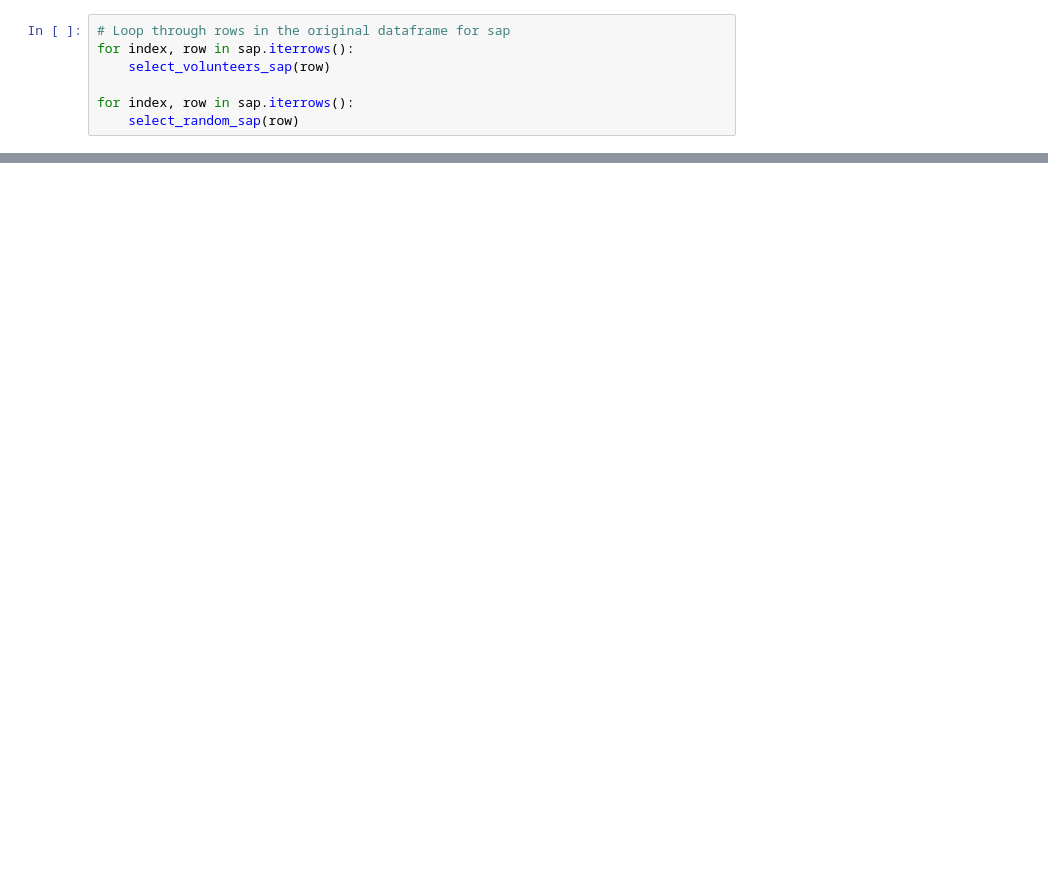
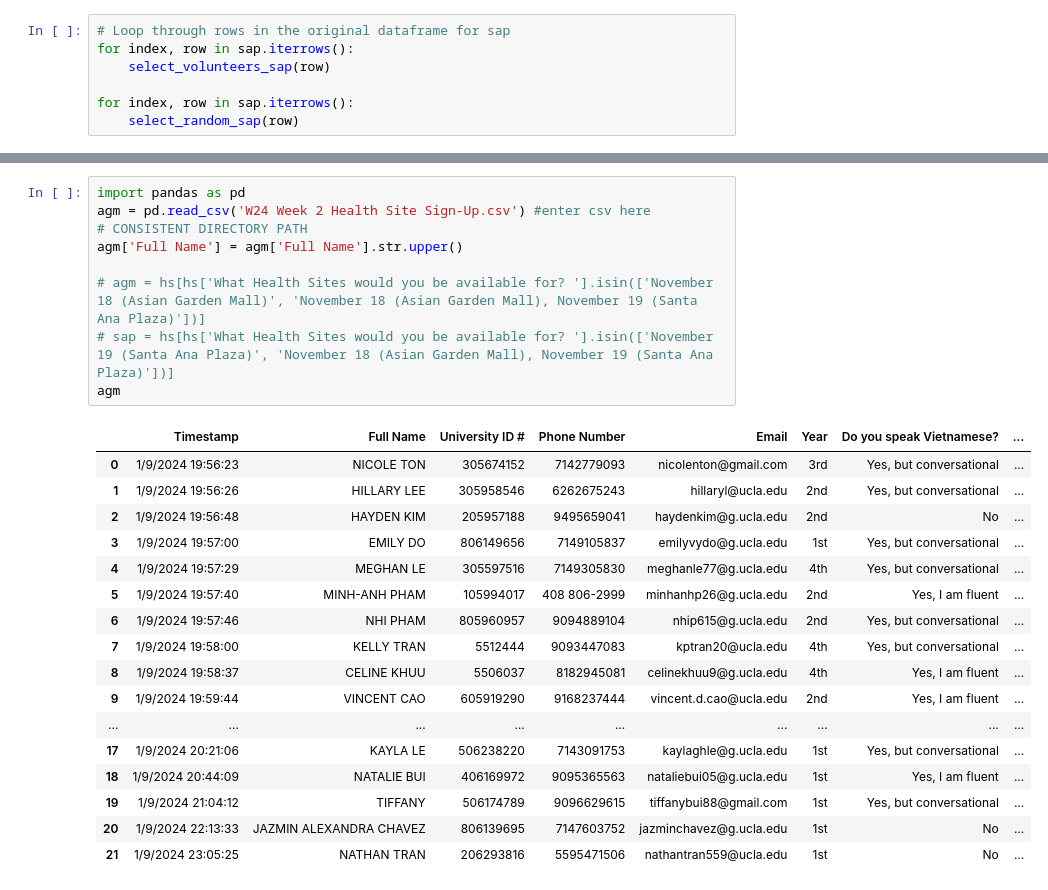
Before and after one commit to cath-chen/VCHAuto, a Jupyter notebook: VCH_HS_Auto.ipynb, the cells around one changed output, grey strips where cells are left out. Saved outputs shown, nothing was run; the diff lists cells and outputs as text; blank space fills up the shorter version.

```diff
--- a/VCH_HS_Auto.ipynb
+++ b/VCH_HS_Auto.ipynb
@@ -297,3 +297,30 @@ sap_invites
 | 10 | 11/15/2023 18:50:30 | ZACHARY LAMM | 705606043 | 6506830822 | zxlamm@g.ucla.edu | 4th | November 19 (Santa Ana Plaza) | ... |
 | 11 | 11/15/2023 19:21:25 | BRIAN PHUNG | 606156799 | 7143482747 | brianbruin2@g.ucla.edu | 1st | November 18 (Asian Garden Mall), ... | ... |
 | 12 | 11/16/2023 17:19:41 | SANDRA HOANG | 606228353 | 7145150890 | sandrahoang1@g.ucla.edu | 1st | November 19 (Santa Ana Plaza) | ... |
+# %%
+import pandas as pd
+agm = pd.read_csv('W24 Week 2 Health Site Sign-Up.csv') #enter csv here
+# CONSISTENT DIRECTORY PATH
+agm['Full Name'] = agm['Full Name'].str.upper()
+
+# agm = hs[hs['What Health Sites would you be available for? '].isin(['November 18 (Asian Garden Mall)', 'November 18 (Asian Garden Mall), November 19 (Santa Ana Plaza)'])]
+# sap = hs[hs['What Health Sites would you be available for? '].isin(['November 19 (Santa Ana Plaza)', 'November 18 (Asian Garden Mall), November 19 (Santa Ana Plaza)'])]
+agm
+# %% [output]
+|  | Timestamp | Full Name | University ID # | Phone Number | Email | Year | Do you speak Vietnamese? | ... |
+| 0 | 1/9/2024 19:56:23 | NICOLE TON | 305674152 | 7142779093 | nicolenton@gmail.com | 3rd | Yes, but conversational | ... |
+| 1 | 1/9/2024 19:56:26 | HILLARY LEE | 305958546 | 6262675243 | hillaryl@ucla.edu | 2nd | Yes, but conversational | ... |
+| 2 | 1/9/2024 19:56:48 | HAYDEN KIM | 205957188 | 9495659041 | haydenkim@g.ucla.edu | 2nd | No | ... |
+| 3 | 1/9/2024 19:57:00 | EMILY DO | 806149656 | 7149105837 | emilyvydo@g.ucla.edu | 1st | Yes, but conversational | ... |
+| 4 | 1/9/2024 19:57:29 | MEGHAN LE | 305597516 | 7149305830 | meghanle77@g.ucla.edu | 4th | Yes, but conversational | ... |
+| 5 | 1/9/2024 19:57:40 | MINH-ANH PHAM | 105994017 | 408 806-2999 | minhanhp26@g.ucla.edu | 2nd | Yes, I am fluent | ... |
+| 6 | 1/9/2024 19:57:46 | NHI PHAM | 805960957 | 9094889104 | nhip615@g.ucla.edu | 2nd | Yes, but conversational | ... |
+| 7 | 1/9/2024 19:58:00 | KELLY TRAN | 5512444 | 9093447083 | kptran20@ucla.edu | 4th | Yes, but conversational | ... |
+| 8 | 1/9/2024 19:58:37 | CELINE KHUU | 5506037 | 8182945081 | celinekhuu9@g.ucla.edu | 4th | Yes, I am fluent | ... |
+| 9 | 1/9/2024 19:59:44 | VINCENT CAO | 605919290 | 9168237444 | vincent.d.cao@ucla.edu | 2nd | Yes, I am fluent | ... |
+| ... | ... | ... | ... | ... | ... | ... | ... | ... |
+| 17 | 1/9/2024 20:21:06 | KAYLA LE | 506238220 | 7143091753 | kaylaghle@g.ucla.edu | 1st | Yes, but conversational | ... |
+| 18 | 1/9/2024 20:44:09 | NATALIE BUI | 406169972 | 9095365563 | nataliebui05@g.ucla.edu | 1st | Yes, I am fluent | ... |
+| 19 | 1/9/2024 21:04:12 | TIFFANY | 506174789 | 9096629615 | tiffanybui88@gmail.com | 1st | Yes, but conversational | ... |
+| 20 | 1/9/2024 22:13:33 | JAZMIN ALEXANDRA CHAVEZ | 806139695 | 7147603752 | jazminchavez@g.ucla.edu | 1st | No | ... |
+| 21 | 1/9/2024 23:05:25 | NATHAN TRAN | 206293816 | 5595471506 | nathantran559@ucla.edu | 1st | No | ... |
```
Also changed, not shown: parts of 4 cells of this notebook, 2 other files.
